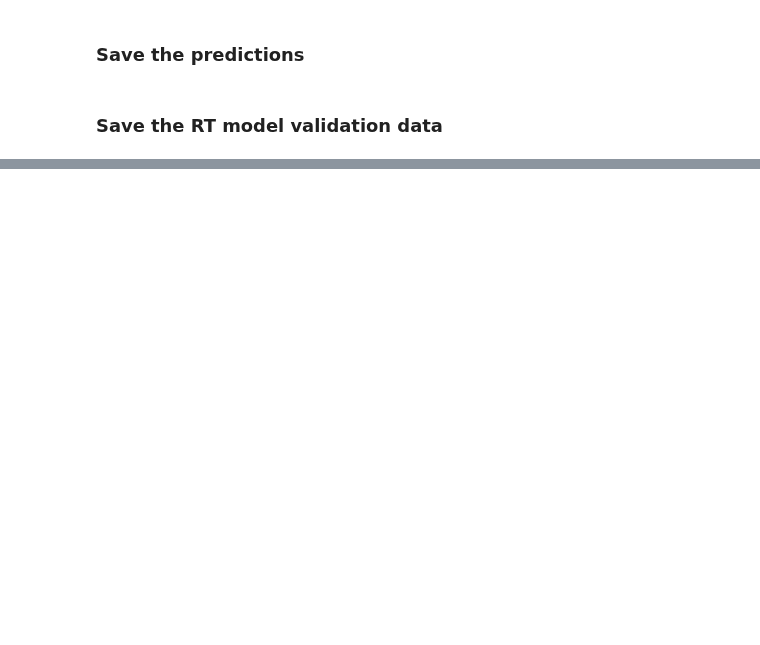
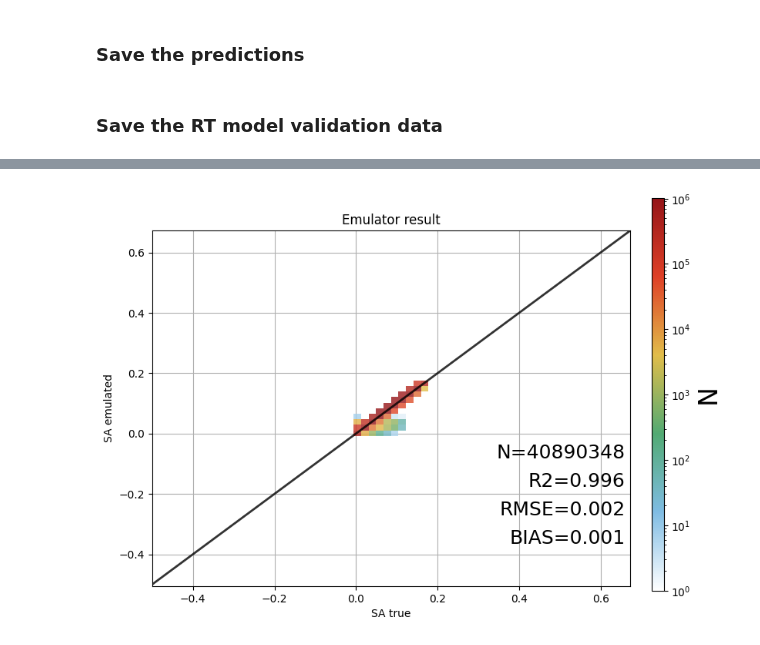
Before and after one commit to HerraKaava/RT_model_emulator, a Jupyter notebook: code-files/NN_model_spherical_albedo.ipynb, the cells around one changed output, grey strips where cells are left out. Cells and saved outputs as stored; diff of their text form; code cells hidden in the pictures; blank space fills up the shorter version.

Commit message:
updating SA emulator

```diff
--- a/code-files/NN_model_spherical_albedo.ipynb
+++ b/code-files/NN_model_spherical_albedo.ipynb
@@ -329,0 +340,10 @@ save_HDF5(Y=Y_val, save_loc=save_loc, file_name=file_name)
+# %%
+# Plot emulator results vs. true (libradtran RT model) values
+plot_data(y_true=Y_test,
+          y_pred=spherical_albedo_preds_test,
+          title="Emulator result",
+          x_label="SA true",
+          y_label="SA emulated",
+          error_bar_on=True)
+# %% [output]
+[figure, added]
```
Also changed, not shown: parts of 36 cells of this notebook.
